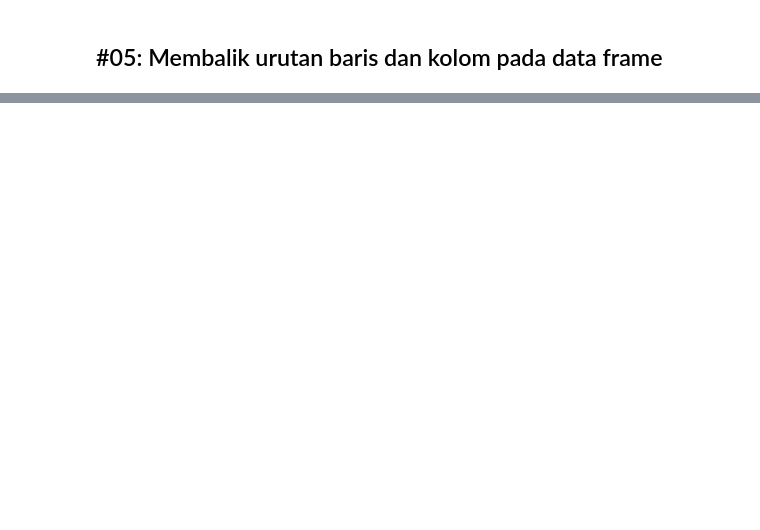
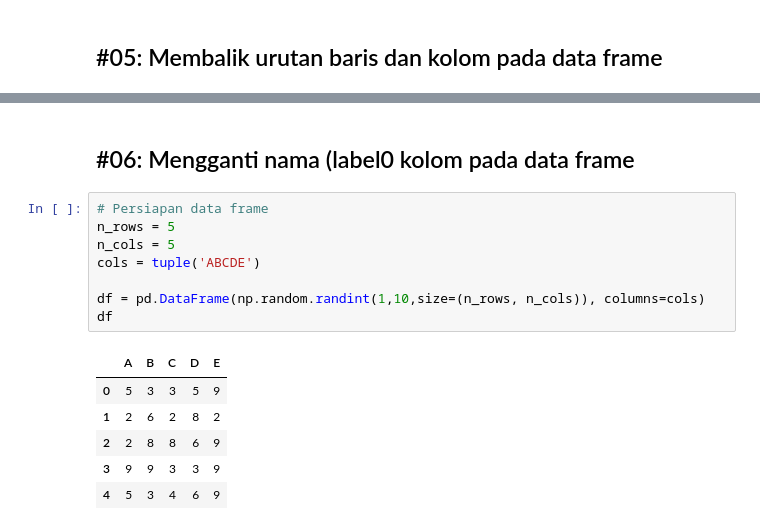
Before and after one commit to yap23/belajar_python, a Jupyter notebook: Belajar Pandas.ipynb, the cells around one changed output, grey strips where cells are left out. Saved outputs shown, nothing was run; the diff lists cells and outputs as text; blank space fills up the shorter version.

```diff
--- a/Belajar Pandas.ipynb
+++ b/Belajar Pandas.ipynb
@@ -278,0 +286,17 @@ df.loc[::-1, :]
+# %% [markdown]
+## #06: Mengganti nama (label0 kolom pada data frame
+# %%
+# Persiapan data frame
+n_rows = 5
+n_cols = 5
+cols = tuple('ABCDE')
+
+df = pd.DataFrame(np.random.randint(1,10,size=(n_rows, n_cols)), columns=cols)
+df
+# %% [output]
+|  | A | B | C | D | E |
+| 0 | 5 | 3 | 3 | 5 | 9 |
+| 1 | 2 | 6 | 2 | 8 | 2 |
+| 2 | 2 | 8 | 8 | 6 | 9 |
+| 3 | 9 | 9 | 3 | 3 | 9 |
+| 4 | 5 | 3 | 4 | 6 | 9 |
```
Also changed, not shown: parts of 24 cells of this notebook.
